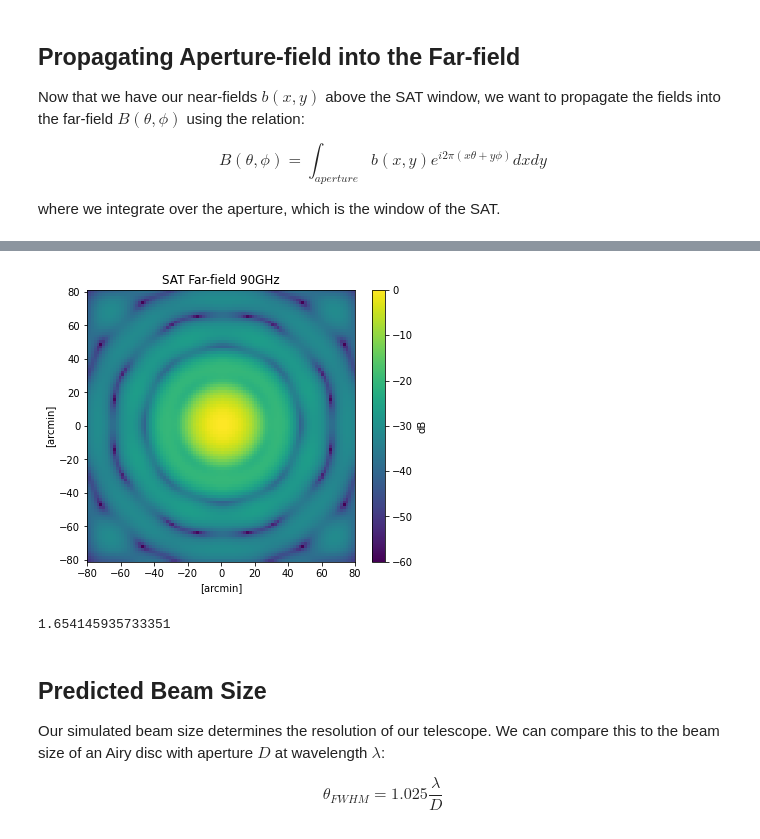
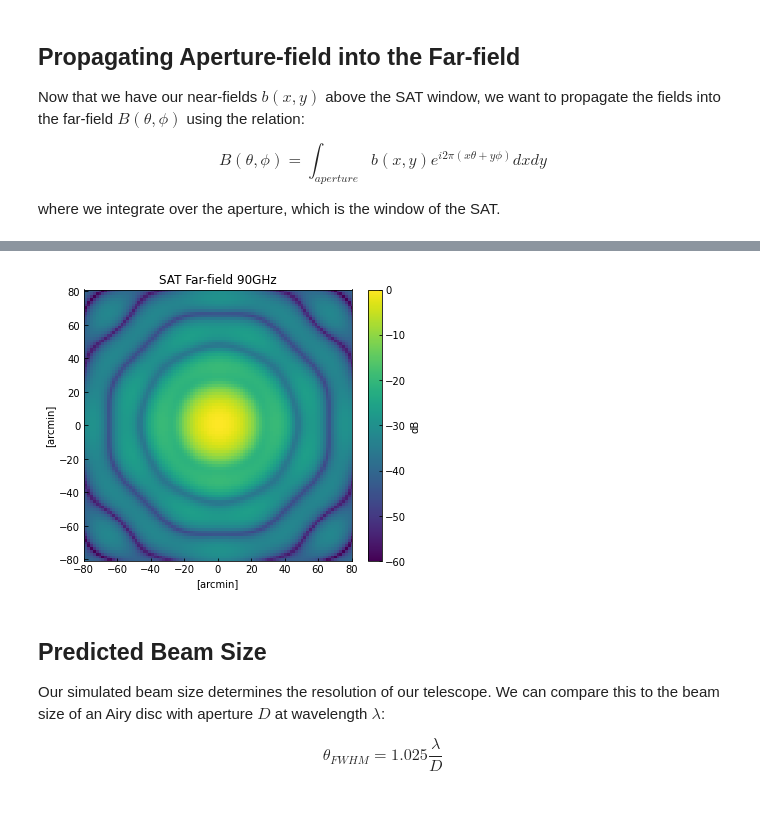
Before and after one commit to McMahonCosmologyGroup/sosat_optics, a Jupyter notebook: notebooks/sat_farfield.ipynb, the cells around one changed output, grey strips where cells are left out. Drawn from its saved outputs; the diff is of its cells as text; code cells hidden in the pictures; blank space fills up the shorter version.

```diff
--- a/notebooks/sat_farfield.ipynb
+++ b/notebooks/sat_farfield.ipynb
@@ -183,0 +44,19 @@ plt.show()
+# %%
+sb2_data = ray_trace.sim_data(sb2,80,2)
+
+plt.figure(figsize=(13, 5))
+plt.subplot(121)
+plt.pcolormesh(sb2_data.x_data, sb2_data.y_data, np.abs(sb2_data.a_data), shading='auto')
+plt.colorbar()
+plt.xlabel("x [cm]")
+plt.ylabel("y [cm]")
+plt.title("Near-field of SAT")
+plt.axis("equal")
+plt.subplot(122)
+plt.pcolormesh(sb2_data.x_data, sb2_data.y_data, sb2_data.p_data, shading='auto')
+plt.colorbar()
+plt.xlabel("x [cm]")
+plt.ylabel("y [cm]")
+plt.title("Near-field of SAT")
+plt.axis("equal")
+plt.show()
@@ -184,38 +65,30 @@ plt.show()
 # %%
 pix_num = 100
-
-x_new, y_new, beam_data = opt_analyze.zero_pad(x_data, y_data, beam_data, pix_num)
-x_data, y_data, phase_data = opt_analyze.zero_pad(x_data, y_data, phase_data, pix_num)
-
-# phase = np.arctan2(np.imag(beam_data), np.real(beam_data))
+x_new, y_new, beam_data = opt_analyze.zero_pad(sb2_data.x_data, sb2_data.y_data, sb2_data.a_data, pix_num)
+x_data, y_data, phase_data = opt_analyze.zero_pad(sb2_data.x_data,sb2_data.y_data, sb2_data.p_data, pix_num)
 beam_fft, phase_fft = opt_analyze.a2b(beam_data, np.rad2deg(phase_data))
-
 x_ang, y_ang = opt_analyze.coords_spat_to_ang(
     x_data / 1e2, y_data / 1e2, opt_analyze.m_to_ghz(tele_geo.lambda_)
 )
 
 plt.figure(figsize=(6, 5))
 plt.title("SAT Far-field 90GHz")
 plt.pcolormesh(
     x_ang * 180 * 60 / np.pi,
     y_ang * 180 * 60 / np.pi,
     20 * np.log10(abs(beam_fft) / np.max(abs(beam_fft))),
     vmin=-60,
     shading="auto",
 )
 plt.xlabel("[arcmin]")
 plt.ylabel("[arcmin]")
 plt.colorbar(label="dB")
 plt.axis("equal")
 plt.xlim(-80, 80)
 plt.ylim(-80, 80)
 plt.show()
 # %% [output]
-[figure, old version]
+[figure, new version]
-# %%
-abs(x_ang[0,0] -  x_ang[0,1])*180*60/np.pi
-# %% [output]
-1.654145935733351
 # %% [markdown]
 ## Predicted Beam Size
 Our simulated beam size determines the resolution of our telescope.  We can compare this to the beam size of an Airy disc with aperture $D$ at wavelength $\lambda$:
```
Also changed, not shown: parts of 9 cells of this notebook, 1 other file.
